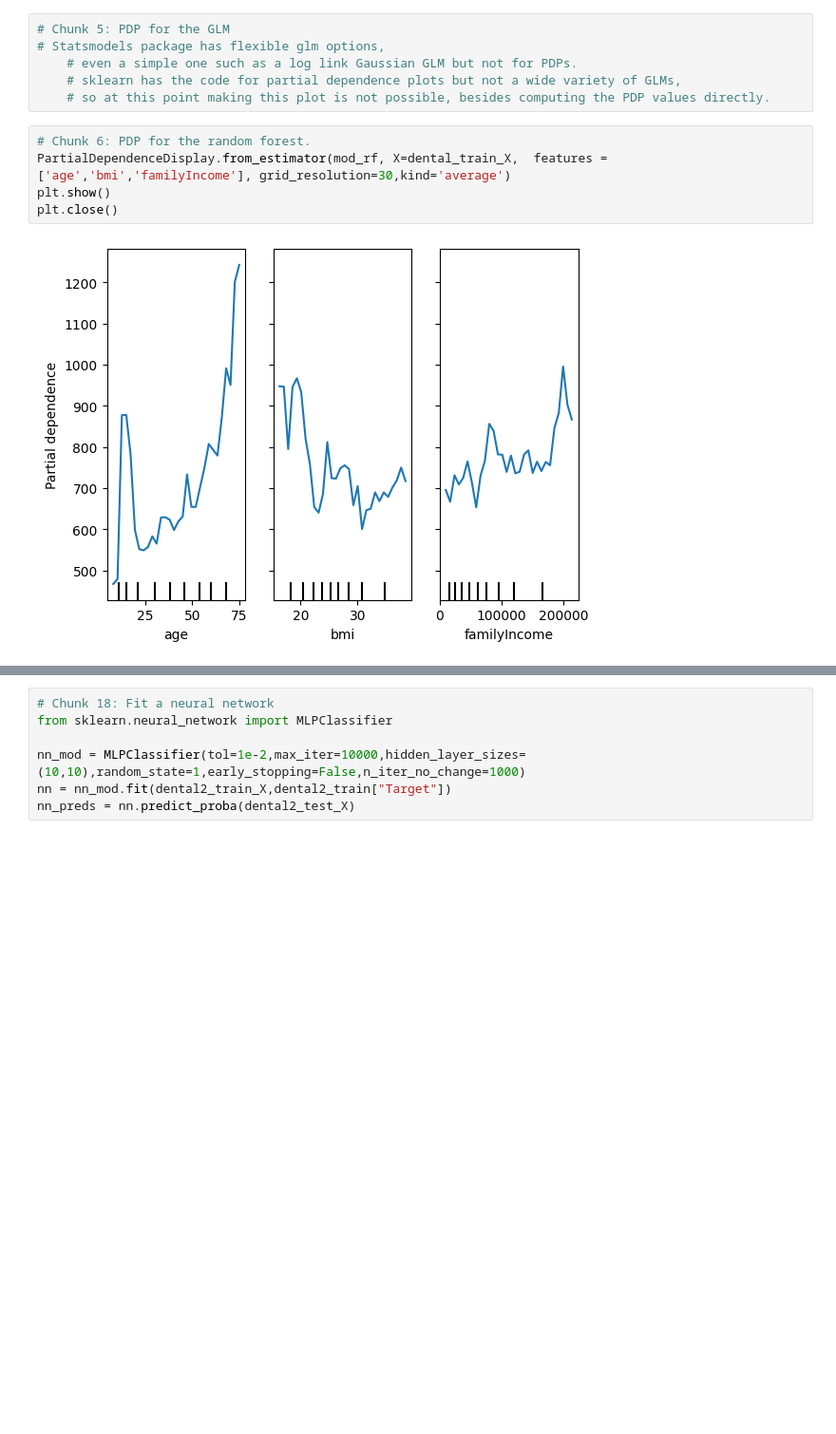
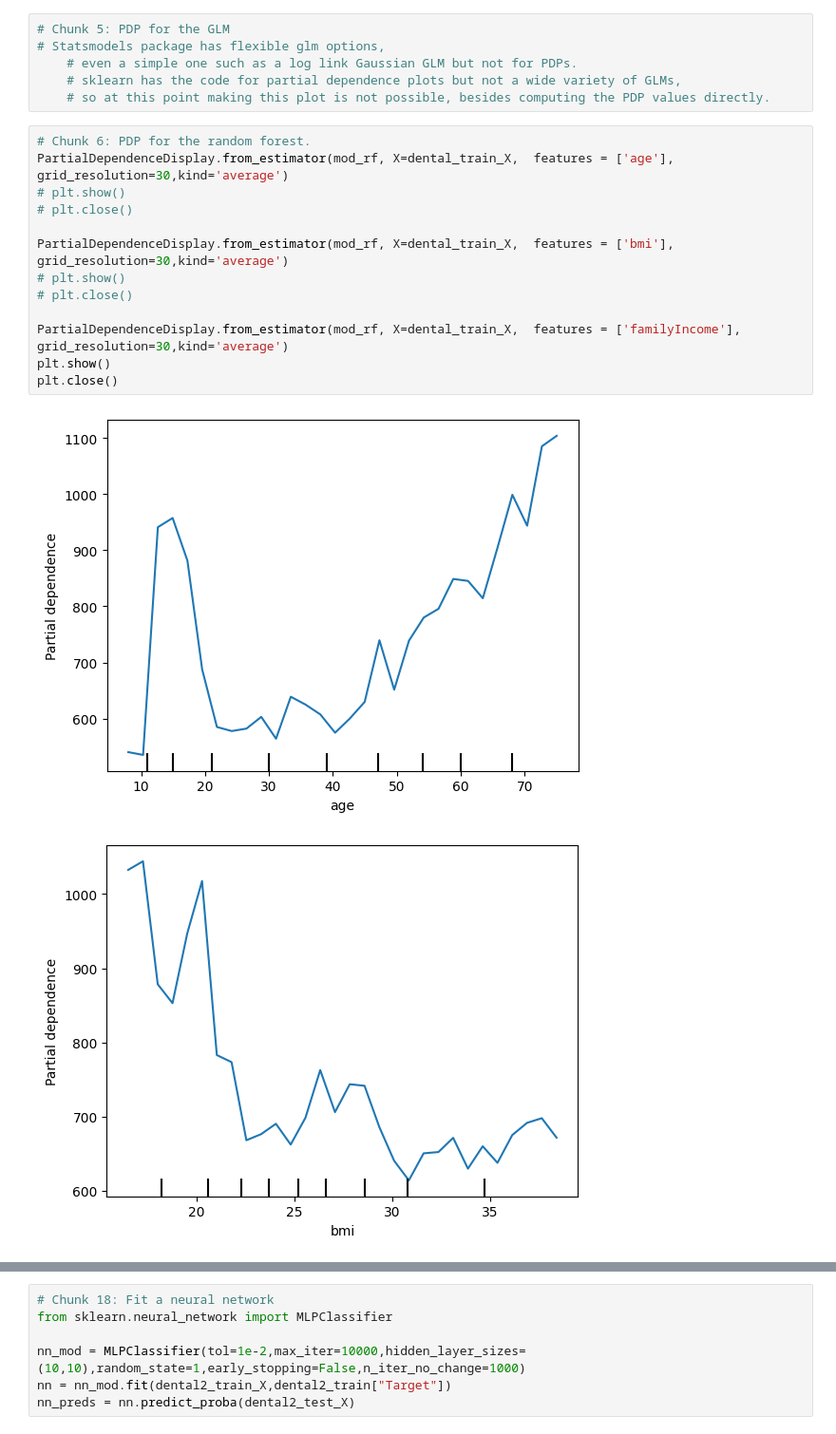
Before and after one commit to M-Christensen/ATPA, a Jupyter notebook: SOAModule_Notes/Module4/Sec3_TechniquesForOpaqueModels.ipynb, the cells around one changed output, grey strips where cells are left out. Shown at 95% size. Drawn from its saved outputs; the diff is of its cells as text; blank space fills up the shorter version.

```diff
--- a/SOAModule_Notes/Module4/Sec3_TechniquesForOpaqueModels.ipynb
+++ b/SOAModule_Notes/Module4/Sec3_TechniquesForOpaqueModels.ipynb
@@ -165,8 +170,17 @@ plt.close()
     # so at this point making this plot is not possible, besides computing the PDP values directly.
 # %%
 # Chunk 6: PDP for the random forest.
-PartialDependenceDisplay.from_estimator(mod_rf, X=dental_train_X,  features = ['age','bmi','familyIncome'], grid_resolution=30,kind='average')
+PartialDependenceDisplay.from_estimator(mod_rf, X=dental_train_X,  features = ['age'], grid_resolution=30,kind='average')
+# plt.show()
+# plt.close()
+
+PartialDependenceDisplay.from_estimator(mod_rf, X=dental_train_X,  features = ['bmi'], grid_resolution=30,kind='average')
+# plt.show()
+# plt.close()
+
+PartialDependenceDisplay.from_estimator(mod_rf, X=dental_train_X,  features = ['familyIncome'], grid_resolution=30,kind='average')
 plt.show()
 plt.close()
 # %% [output]
-[figure, old version]
+[figure, new version]
+[figure, added]
```
Also changed, not shown: parts of 16 cells of this notebook, 2 other files.
